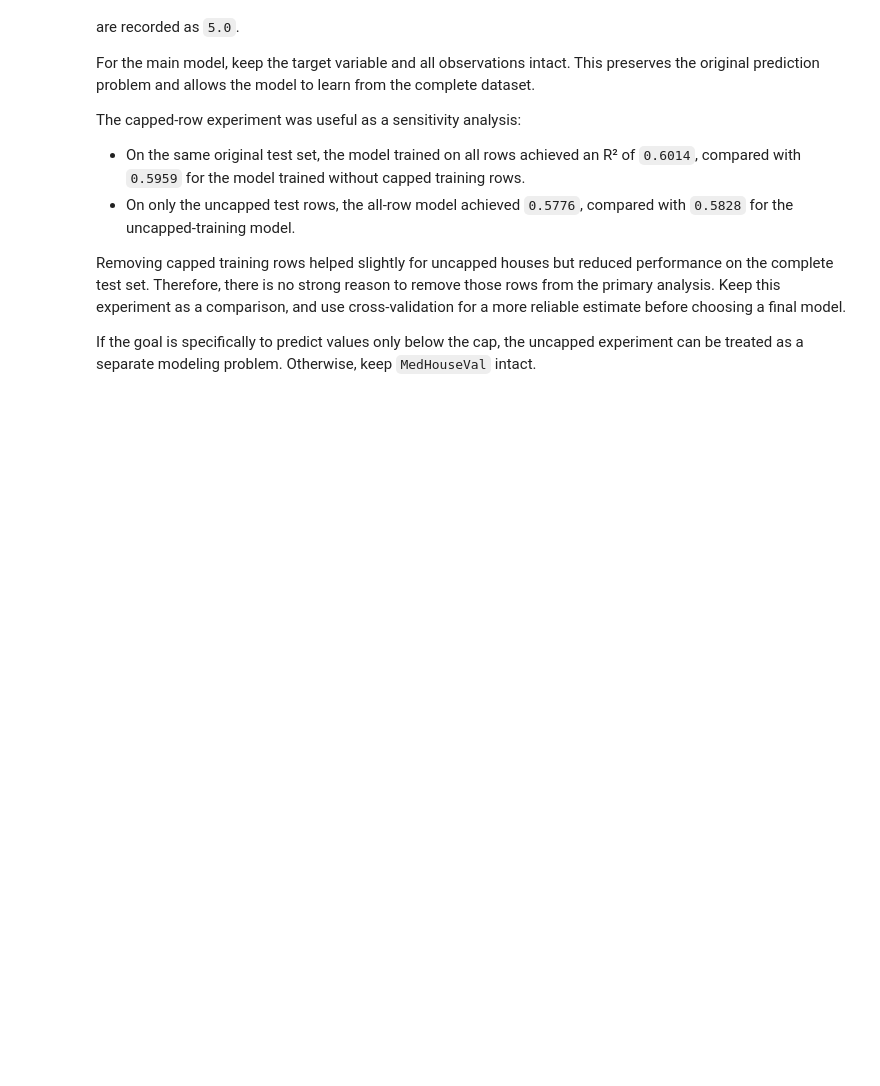
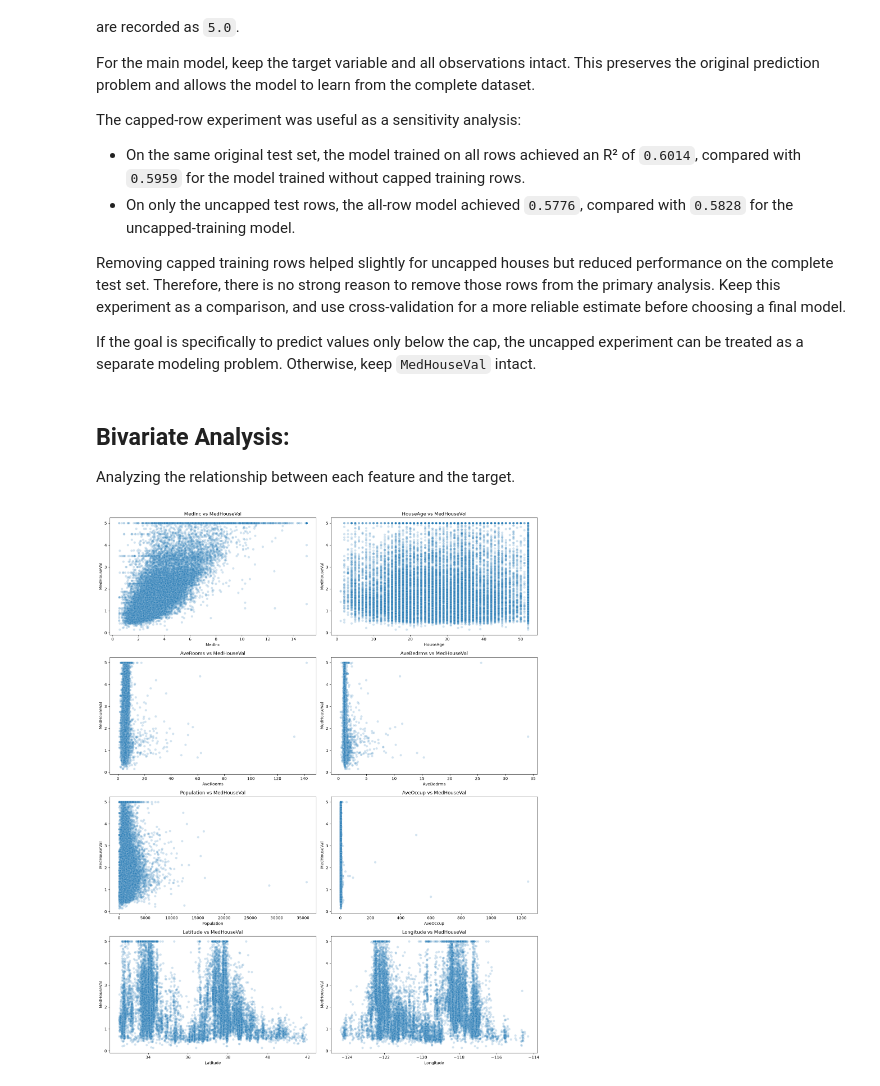
Before and after one commit to renovamen1/statistical-models, a Jupyter notebook: Models On California Housing Dataset/01_data_exploration.ipynb, the cells around one changed output. Saved outputs shown, nothing was run; the diff lists cells and outputs as text; code cells hidden in the pictures; blank space fills up the shorter version.

```diff
--- a/Models On California Housing Dataset/01_data_exploration.ipynb
+++ b/Models On California Housing Dataset/01_data_exploration.ipynb
@@ -295,3 +366,26 @@ The capped-row experiment was useful as a sensitivity analysis:
 Removing capped training rows helped slightly for uncapped houses but reduced performance on the complete test set. Therefore, there is no strong reason to remove those rows from the primary analysis. Keep this experiment as a comparison, and use cross-validation for a more reliable estimate before choosing a final model.
 
 If the goal is specifically to predict values only below the cap, the uncapped experiment can be treated as a separate modeling problem. Otherwise, keep `MedHouseVal` intact.
+# %% [markdown]
+## Bivariate Analysis:
+ Analyzing the relationship between each feature and the target.
+# %%
+features = df.columns.drop("MedHouseVal")
+
+fig, axes = plt.subplots(4, 2, figsize=(16, 20))
+axes = axes.ravel()
+
+for ax, feature in zip(axes, features):
+    sns.scatterplot(
+        data=df,
+        x=feature,
+        y="MedHouseVal",
+        alpha=0.2,
+        ax=ax
+    )
+    ax.set_title(f"{feature} vs MedHouseVal")
+
+plt.tight_layout()
+plt.show()
+# %% [output]
+[figure, added]
```
Also changed, not shown: parts of 10 cells of this notebook.
